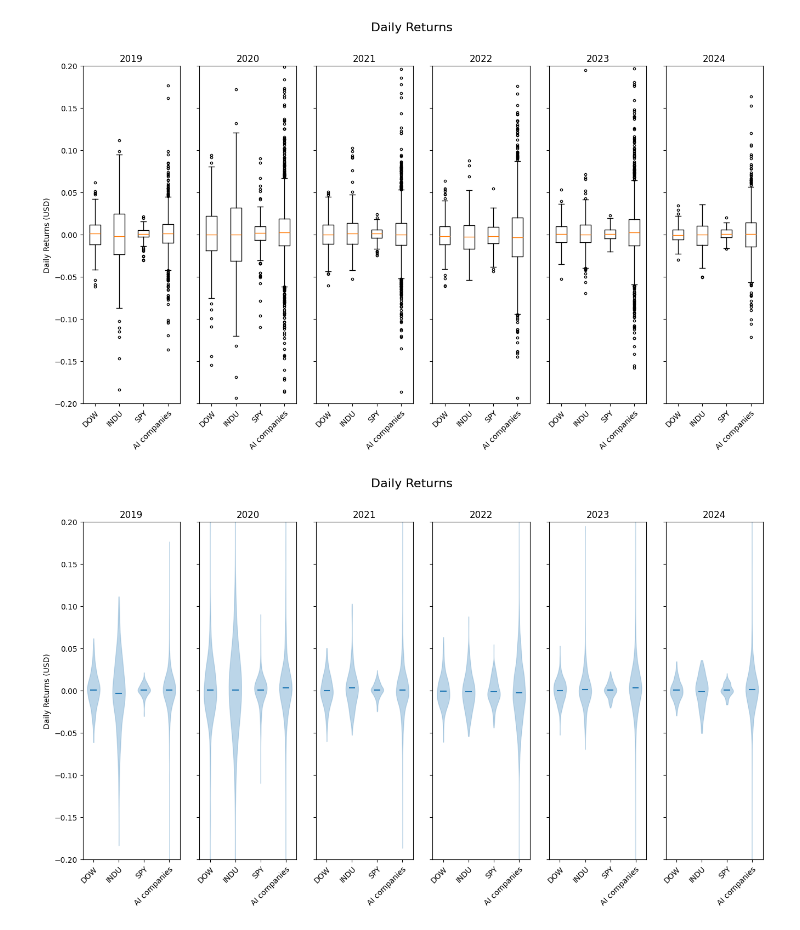
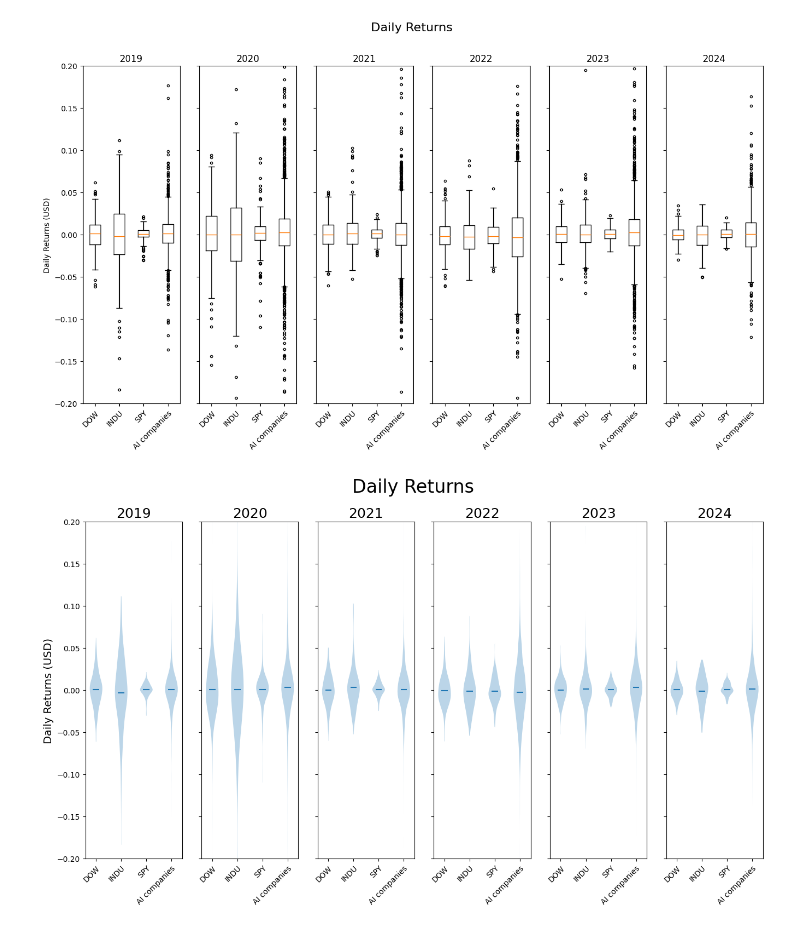
Before and after one commit to Nate-Sheibley/Top-10-AI-stocks-5y-overview, a Jupyter notebook: AIStocksProject/box_plts&anova_tests.ipynb, the cells around one changed output. Drawn from its saved outputs; the diff is of its cells as text; code cells hidden in the pictures.

```diff
--- a/AIStocksProject/box_plts&anova_tests.ipynb
+++ b/AIStocksProject/box_plts&anova_tests.ipynb
@@ -135,5 +166,8 @@ See the caveats in the documentation: https://pandas.pydata.org/pandas-docs/stab
 # %%
 violin_plot_all_years, axs = plt.subplots()
+# decided against a horizontal line
+# line = axs.axhline(y=0, color='black',alpha=0.7, lw=0.75)
+# line.set_dashes([1,8,8,8])
 #set super title and super label for y axis
 violin_plot_all_years.suptitle('Daily Returns, all years', fontsize = 16)
 #axs[0] used instead of set_supylabel because set_sup caused a nuch of white space between the label and the plots
@@ -141,12 +175,12 @@ axs.set_ylabel('Daily Returns (USD)')
 
 # generate this year's boxplot
 parts = axs.violinplot(ai_only_all_years, showmeans=True, showextrema=False)
-for pc in parts['bodies']:
-    pc.set_edgecolor('#5290BF')
+# for pc in parts['bodies']:
+#     pc.set_edgecolor('#5290BF')
 
 
 # set xlabels correctly with good positioning
 axs.set_xticks(range(1,11), labels=ai_symbols, ha='center')
 
-violin_plot_all_years.savefig('Plots/Box_and_violin/violin_plot_all_years.png')
+violin_plot_all_years.savefig('Plots/Box_and_violin/violin_plot_AI_sep_all_years.png')
 # %% [output]
@@ -279,7 +313,7 @@ box_plots.savefig('Plots/Box_and_violin/boxplots_aimerged_year_by_year.png')
 # %% [output]
 [figure]
 # %%
-violin_plots, axs = plt.subplots(nrows= 1, ncols= 6, sharey= True, figsize=(16,8))
+violin_plots, axs = plt.subplots(nrows= 1, ncols= 6, sharey= True, figsize=(16,10))
 #set super title and super label for y axis
 violin_plots.suptitle('Daily Returns', fontsize = 16)
 #axs[0] used instead of set_supylabel because set_sup caused a nuch of white space between the label and the plots
@@ -309,5 +343,5 @@ for year_index in [0, 1 , 2, 3, 4, 5]:
     # set the year title at the top
     axs[year_index].set_title(years_titles[year_index])
 
-box_plots.savefig('Plots/Box_and_violin/violinplots_aimerged_year_by_year.png')
+violin_plots.savefig('Plots/Box_and_violin/violinplots_aimerged_year_by_year.png')
 # %% [output]
@@ -347,35 +381,35 @@ box_plots.savefig('Plots/Box_and_violin/boxplots_aimerged_year_by_year_small_lim
 # %%
 violin_plots, axs = plt.subplots(nrows= 1, ncols= 6, sharey= True, figsize=(16,8))
 #set super title and super label for y axis
-violin_plots.suptitle('Daily Returns', fontsize = 16)
+violin_plots.suptitle('Daily Returns', fontsize = 24)
 #axs[0] used instead of set_supylabel because set_sup caused a nuch of white space between the label and the plots
-axs[0].set_ylabel('Daily Returns (USD)')
+axs[0].set_ylabel('Daily Returns (USD)', fontsize=14)
 
 for year_index in [0, 1 , 2, 3, 4, 5]:
     # call this years data from the aggregate lists
     this_year_spy = years_data_SPY[year_index]['daily_return']
     this_year_dow = years_data_DOW[year_index]['daily_return']
     this_year_indu = years_data_INDU[year_index]['daily_return']
     this_year_ai = years_data_ai[year_index]['daily_return']
     # add this years data into a single list to generate each violin plot from
     box_data_this_year = [this_year_dow, this_year_indu, this_year_spy, this_year_ai]
     # generate this year's boxplot
     parts = axs[year_index].violinplot(box_data_this_year, showmeans=True, showextrema=False)
     # set edgecolor so the tails don't disappear
-    for pc in parts['bodies']:
-        pc.set_edgecolor('#5290BF')
+    # for pc in parts['bodies']:
+    #     pc.set_edgecolor('#5290BF')
 
 
     # set xlabels correctly with good positioning
     axs[year_index].set_xticks([1,2,3,4],
                                labels=box_plot_labels,
                                rotation= 45,
                                rotation_mode='anchor',
                                ha='right')
     # set the year title at the top
-    axs[year_index].set_title(years_titles[year_index])
+    axs[year_index].set_title(years_titles[year_index], fontsize=18)
     axs[year_index].set_ylim(-0.2, 0.2)
 
-box_plots.savefig('Plots/Box_and_violin/violinplots_aimerged_year_by_year_small_limits.png')
+violin_plots.savefig('Plots/Box_and_violin/violinplots_aimerged_year_by_year_small_limits.png', bbox_inches='tight')
 # %% [output]
-[figure, old version]
+[figure, new version]
```
Also changed, not shown: parts of 5 cells of this notebook, 4 other files.
